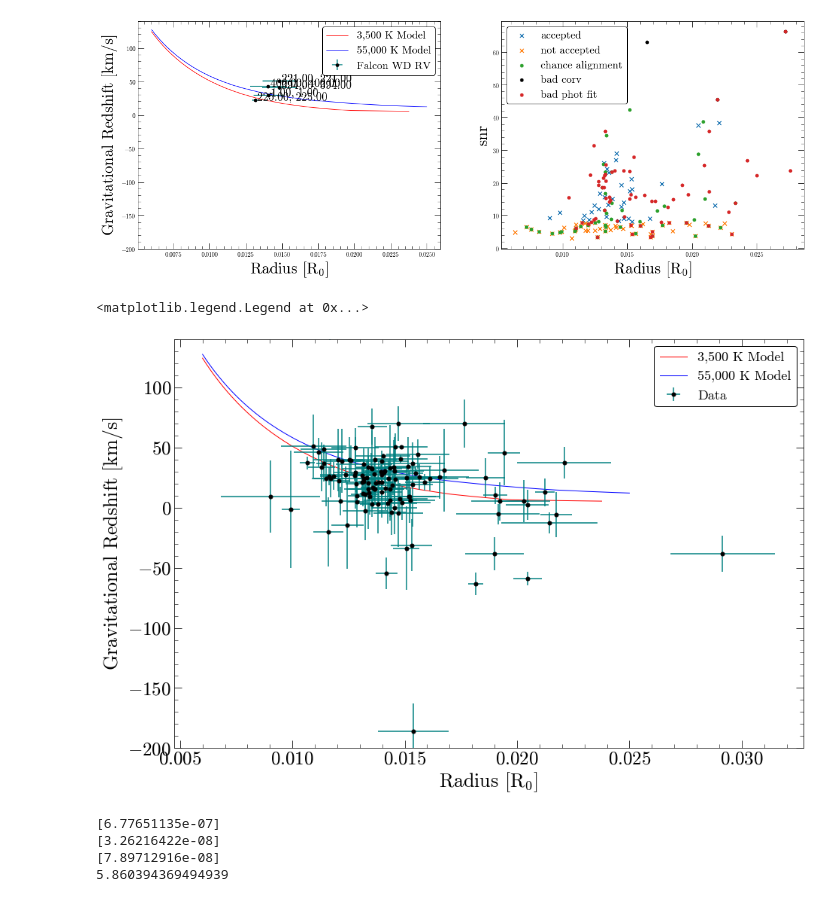
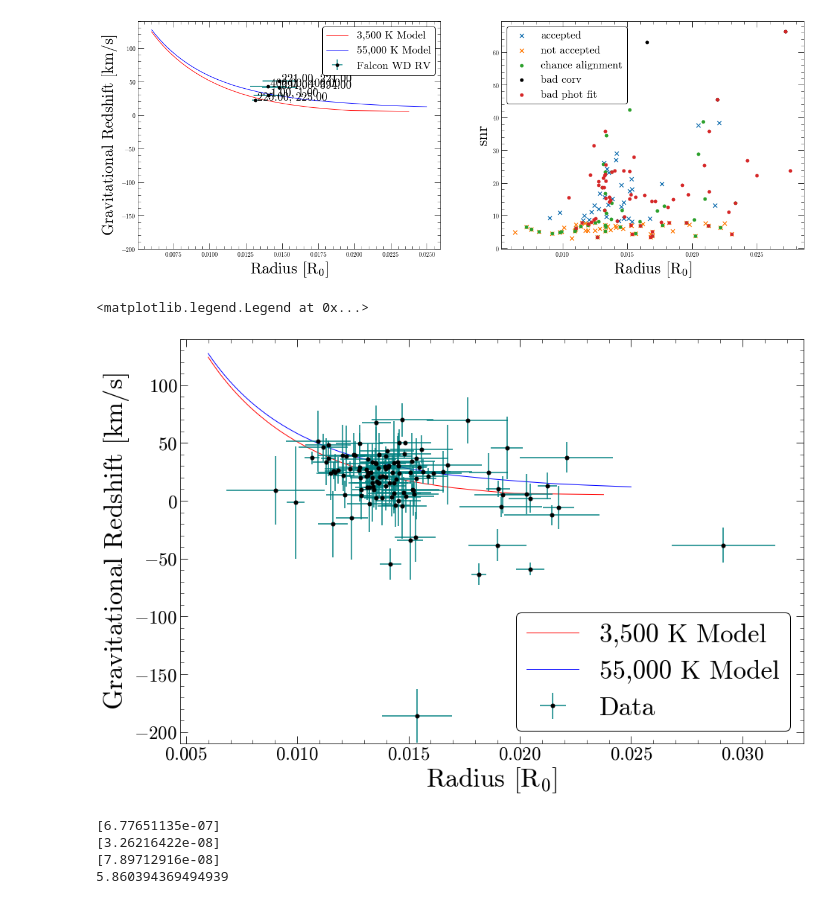
Before and after one commit to stefanarseneau/gravitational-redshift, a Jupyter notebook: 05_relation.ipynb, the cells around one changed output. Drawn from its saved outputs; the diff is of its cells as text; code cells hidden in the pictures.

```diff
--- a/05_relation.ipynb
+++ b/05_relation.ipynb
@@ -289,33 +289,33 @@ dy = catalog['eg_redshift'][mask]
 # %%
 plt.figure(figsize=(15,10))
 
 plt.style.use('./stefan.mplstyle')
 
 # Theoretical Tracks
 
 rsuns = np.linspace(0.006,0.025, 1000)
 
 theoretical_rvs = rv_from_radius(rsuns, 3500, 'f', 'f', 'f')
 plt.plot(rsuns, theoretical_rvs, 'red', linestyle = '-', label = '3,500 K Model', linewidth = 1)
 
 theoretical_rvs = rv_from_radius(rsuns, 55000, 'f', 'f', 'f')
 plt.plot(rsuns, theoretical_rvs, 'blue', label = '55,000 K Model', linewidth = 1)
 
 domain = np.linspace(min(x), max(x), 100)
 
 plt.errorbar(x, y, xerr = dx, yerr=dy, fmt='o', label = 'Data', color='black', ecolor = 'teal')
 
 plt.xticks(fontsize=25)
 plt.yticks(fontsize=25)
 
-plt.xlabel(r'Radius $[R_{0}]$')
-plt.ylabel(r'Gravitational Redshift $[km/s]$')
+plt.xlabel(r'Radius $[R_{0}]$', fontsize=35)
+plt.ylabel(r'Gravitational Redshift $[km/s]$', fontsize=35)
 #plt.xlim(0.006, 0.025)
-plt.ylim(-200, 140)
-plt.legend()
+plt.ylim(-210, 140)
+plt.legend(fontsize=35)
 # %% [output]
 <matplotlib.legend.Legend at 0x...>
-[figure, old version]
+[figure, new version]
 # %%
 import scipy.odr as odr
 
```
Also changed, not shown: parts of 1 cell of this notebook, 1 other file.
